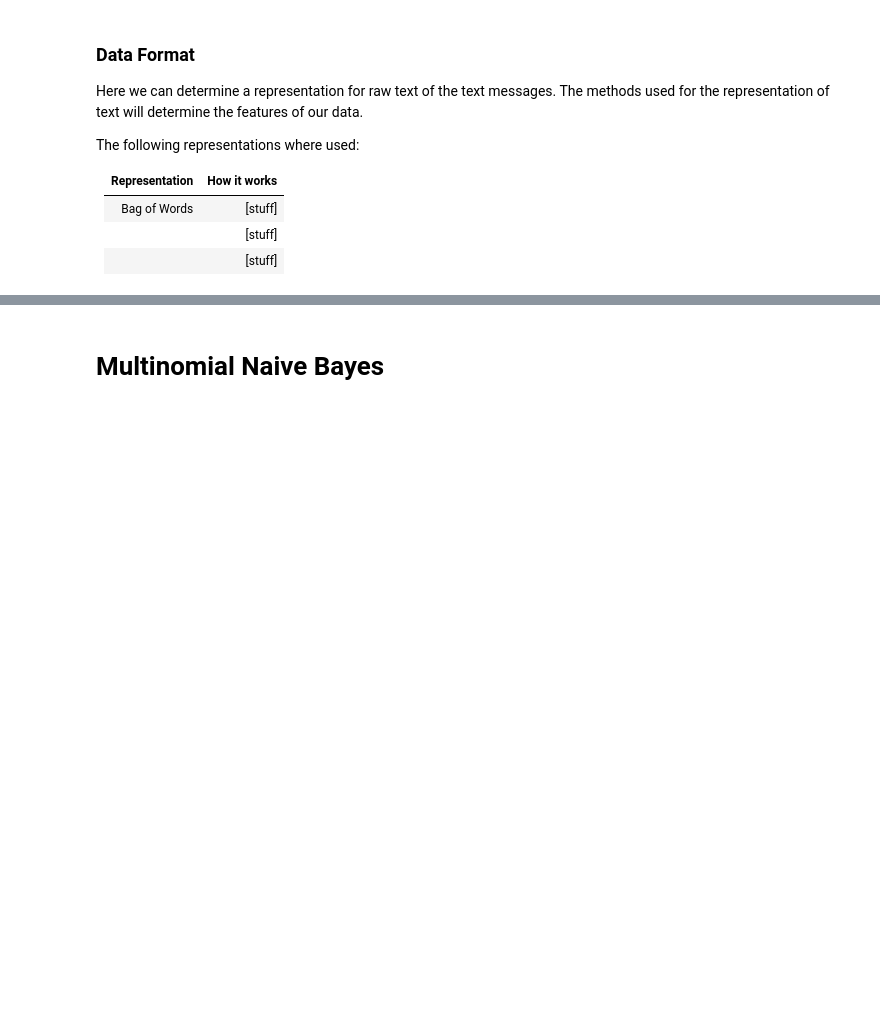
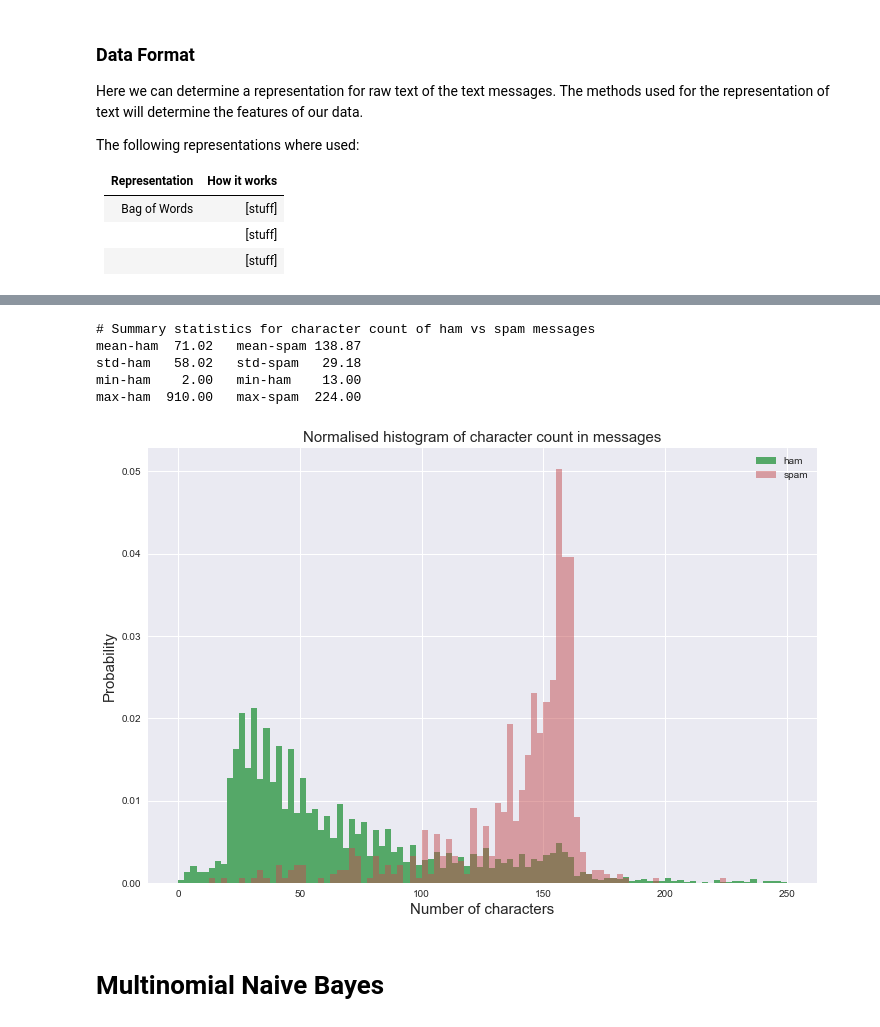
Before and after one commit to AyushSingh13/ml-project, a Jupyter notebook: raw_presentation.ipynb, the cells around one changed output, grey strips where cells are left out. Cells and saved outputs as stored; diff of their text form; code cells hidden in the pictures; blank space fills up the shorter version.

```diff
--- a/raw_presentation.ipynb
+++ b/raw_presentation.ipynb
@@ -81,3 +124,24 @@ The following representations where used:
+# %%
+# Plot distributions of character counts for spam vs ham messages
+
+plt.figure(figsize=(12,8))
+plt.hist(dist_ham, bins=100, range=[0,250], color=pal[1], normed=True, label='ham')
+plt.hist(dist_spam, bins=100, range=[0, 250], color=pal[2], normed=True, alpha=0.5, label='spam')
+plt.title('Normalised histogram of character count in messages', fontsize=15)
+plt.legend()
+plt.xlabel('Number of characters', fontsize=15)
+plt.ylabel('Probability', fontsize=15)
+
+print('# Summary statistics for character count of ham vs spam messages')
+print('mean-ham  {:.2f}   mean-spam {:.2f} \nstd-ham   {:.2f}   std-spam   {:.2f} \nmin-ham    {:.2f}   min-ham    {:.2f} \nmax-ham  {:.2f}   max-spam  {:.2f}'.format(dist_ham.mean(),
+                         dist_spam.mean(), dist_ham.std(), dist_spam.std(), dist_ham.min(), dist_spam.min(), dist_ham.max(), dist_spam.max()))
+# %% [output]
+# Summary statistics for character count of ham vs spam messages
+mean-ham  71.02   mean-spam 138.87
+std-ham   58.02   std-spam   29.18
+min-ham    2.00   min-ham    13.00
+max-ham  910.00   max-spam  224.00
+[figure, added]
 # %% [markdown]
 # Multinomial Naive Bayes
 # %%
```
Also changed, not shown: parts of 15 cells of this notebook.
